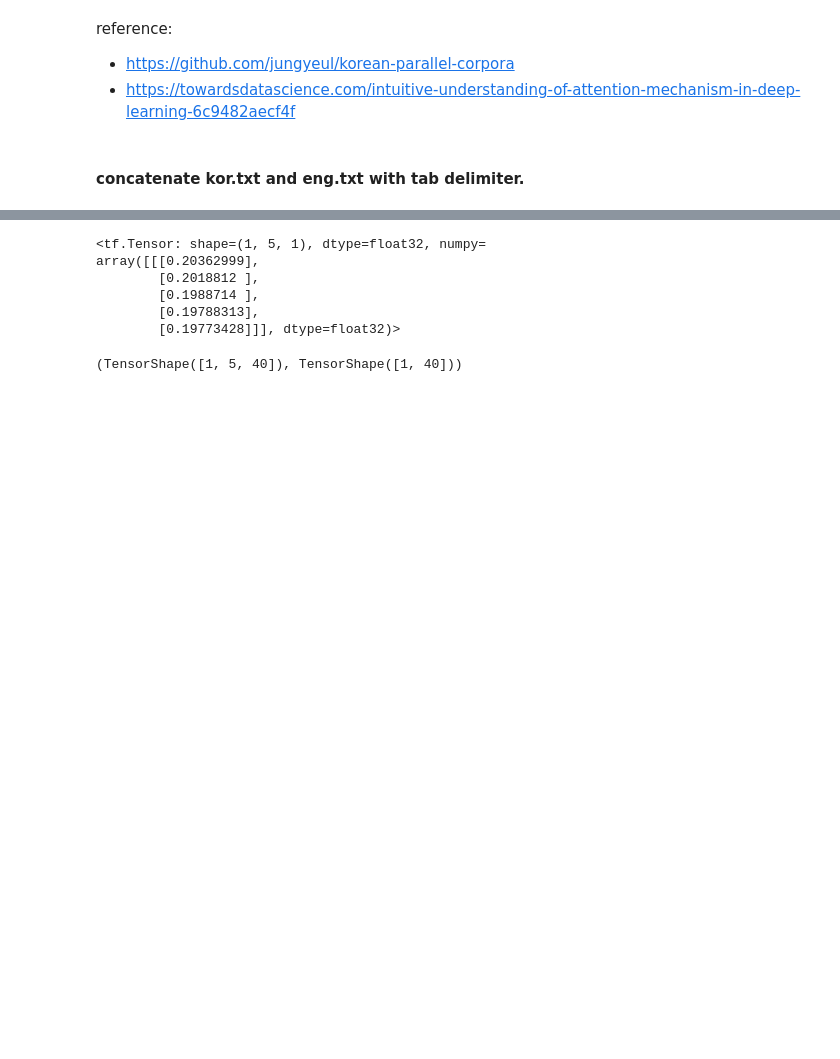
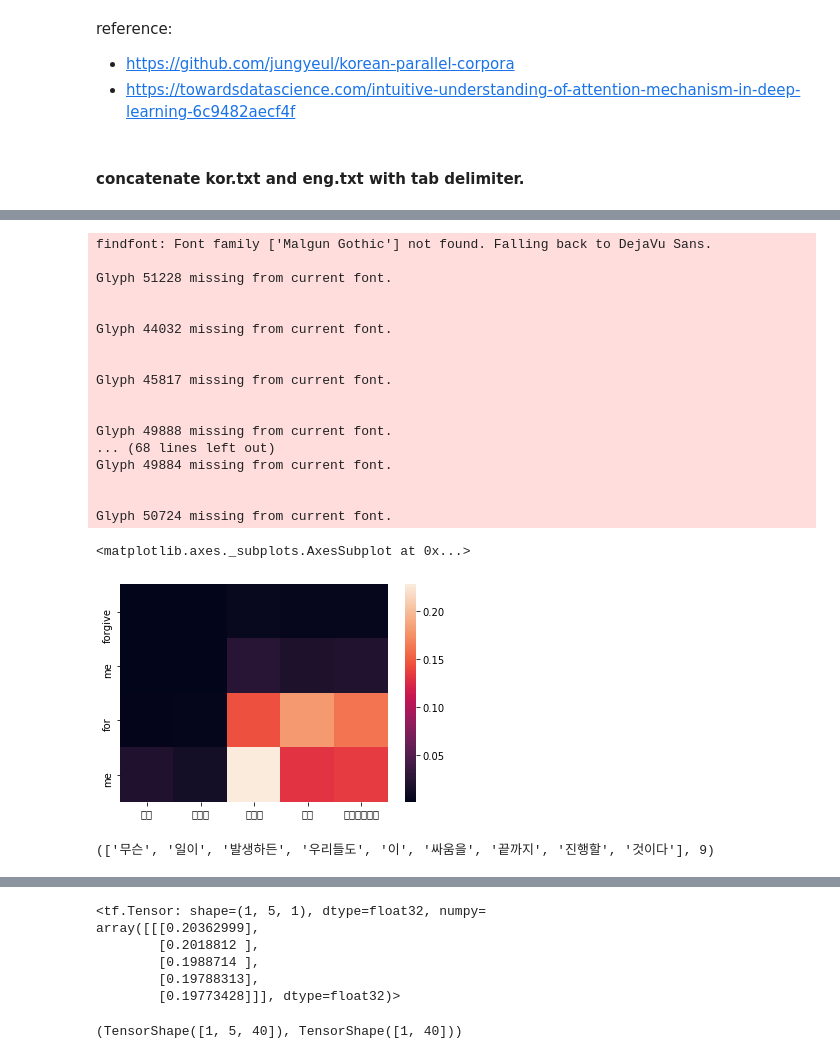
Before and after one commit to jinkilee/LaH, a Jupyter notebook: ipynb/attention.ipynb, the cells around one changed output, grey strips where cells are left out. Cells and saved outputs as stored; diff of their text form; code cells hidden in the pictures; blank space fills up the shorter version.

```diff
--- a/ipynb/attention.ipynb
+++ b/ipynb/attention.ipynb
@@ -431,16 +441,21 @@ def evaluate(inputs, encoder, decoder, inp_lang, targ_lang, max_length_inp, max_
 
     # start decoding
     for t in range(max_length_targ): # limit the length of the decoded sequence
-        predictions, dec_hidden, attention_weights = decoder(dec_input, dec_hidden, enc_out)
+        if decoder.use_attention:
+            predictions, dec_hidden, attention_weights = decoder(dec_input, dec_hidden, enc_out)
+            # storing the attention weights to plot later on
+            attention_weights = tf.reshape(attention_weights, (-1, ))
+            attention_plot[t] = attention_weights.numpy()
+        else:
+            predictions, dec_hidden = decoder(dec_input, dec_hidden, enc_out)
 
-        # storing the attention weights to plot later on
-        attention_weights = tf.reshape(attention_weights, (-1, ))
-        attention_plot[t] = attention_weights.numpy()
+
 
         predicted_id = tf.argmax(predictions[0]).numpy()
 
         result += targ_lang.idx2word[predicted_id] + ' '
 
+        print(t, targ_lang.idx2word[predicted_id])
         # stop decoding if '<end>' is predicted
         if targ_lang.idx2word[predicted_id] == '<end>':
             return result, sentence, attention_plot
@@ -448,4 +463,5 @@ def evaluate(inputs, encoder, decoder, inp_lang, targ_lang, max_length_inp, max_
         # the predicted ID is fed back into the model
         dec_input = tf.expand_dims([predicted_id], 0)
 
+    print(result)
     return result, sentence, attention_plot
@@ -452,9 +472,15 @@ def evaluate(inputs, encoder, decoder, inp_lang, targ_lang, max_length_inp, max_
 # %%
-def predict_random_val_sentence():
+def predict_random_val_sentence(input_tensor_train=None, target_tensor_train=None):
     actual_sent = ''
-    k = np.random.randint(len(input_tensor_val))
-    random_input = input_tensor_val[k]
-    random_output = target_tensor_val[k]
+
+    print('here')
+    if isinstance(input_tensor_train[0], np.ndarray) and isinstance(target_tensor_train[0], np.ndarray):
+        random_input = input_tensor_train
+        random_output = target_tensor_train
+    else:
+        k = np.random.randint(len(input_tensor_val))
+        random_input = input_tensor_val[k]
+        random_output = target_tensor_val[k]
     random_input = np.expand_dims(random_input,0)
 
     result, sentence, attention_plot = evaluate(random_input, encoder, decoder, inp_lang, targ_lang, max_length_inp, max_length_targ)
@@ -470,8 +496,9 @@ def predict_random_val_sentence():
     sentence, result = sentence.split(' '), result.split(' ')
     sentence = sentence[1:-1]
     result = result[:-2]
+
     # use plotly to plot the heatmap
-    #trace = go.Heatmap(z = attention_plot, x = sentence, y = result, colorscale='Reds')
-    #data=[trace]
-    #iplot(data)
-    return attention_plot
+    trace = go.Heatmap(z = attention_plot, x = sentence, y = result, colorscale='Reds')
+    data=[trace]
+    iplot(data)
+    return attention_plot, sentence, result
@@ -480,4 +526,4 @@ import seaborn as sns
 # %%
 # Finally call the function multiple times to visualize random results from the test set
-attention = predict_random_val_sentence()
+attention, sentence, result = predict_random_val_sentence()
 # %% [output]
@@ -492,0 +577,24 @@ iplot(data)
+# %%
+plt.rcParams['font.family'] = 'Malgun Gothic'
+# %%
+sns.heatmap(attention, xticklabels=sentence, yticklabels=result)
+# %% [output]
+findfont: Font family ['Malgun Gothic'] not found. Falling back to DejaVu Sans.
+
+Glyph 51228 missing from current font.
+
+
+Glyph 44032 missing from current font.
+
+
+Glyph 45817 missing from current font.
+
+
+Glyph 49888 missing from current font.
+... (68 lines left out)
+Glyph 49884 missing from current font.
+
+
+Glyph 50724 missing from current font.
+<matplotlib.axes._subplots.AxesSubplot at 0x...>
+[figure, added]
@@ -492,0 +603,4 @@ iplot(data)
+# %%
+sentence[1:-1], len(sentence[1:-1])
+# %% [output]
+(['무슨', '일이', '발생하든', '우리들도', '이', '싸움을', '끝까지', '진행할', '것이다'], 9)
```
Also changed, not shown: parts of 38 cells of this notebook.
